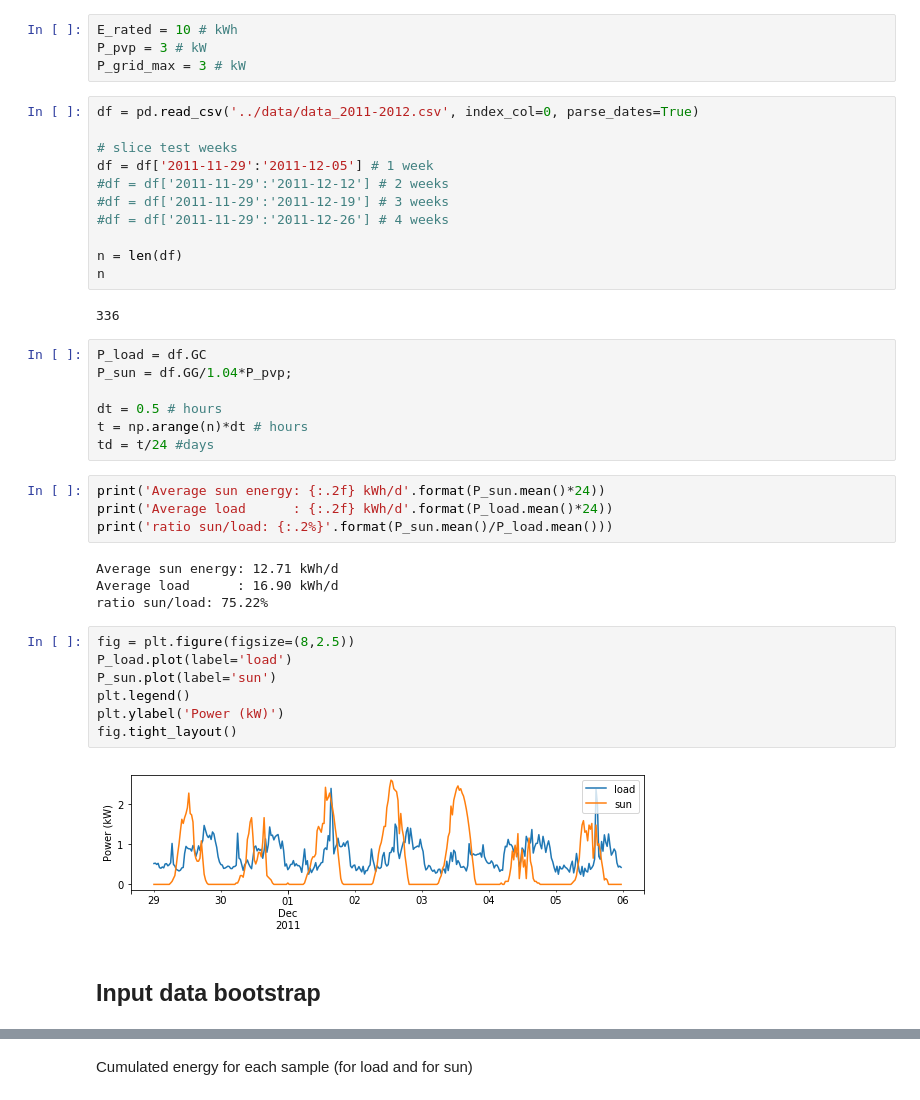
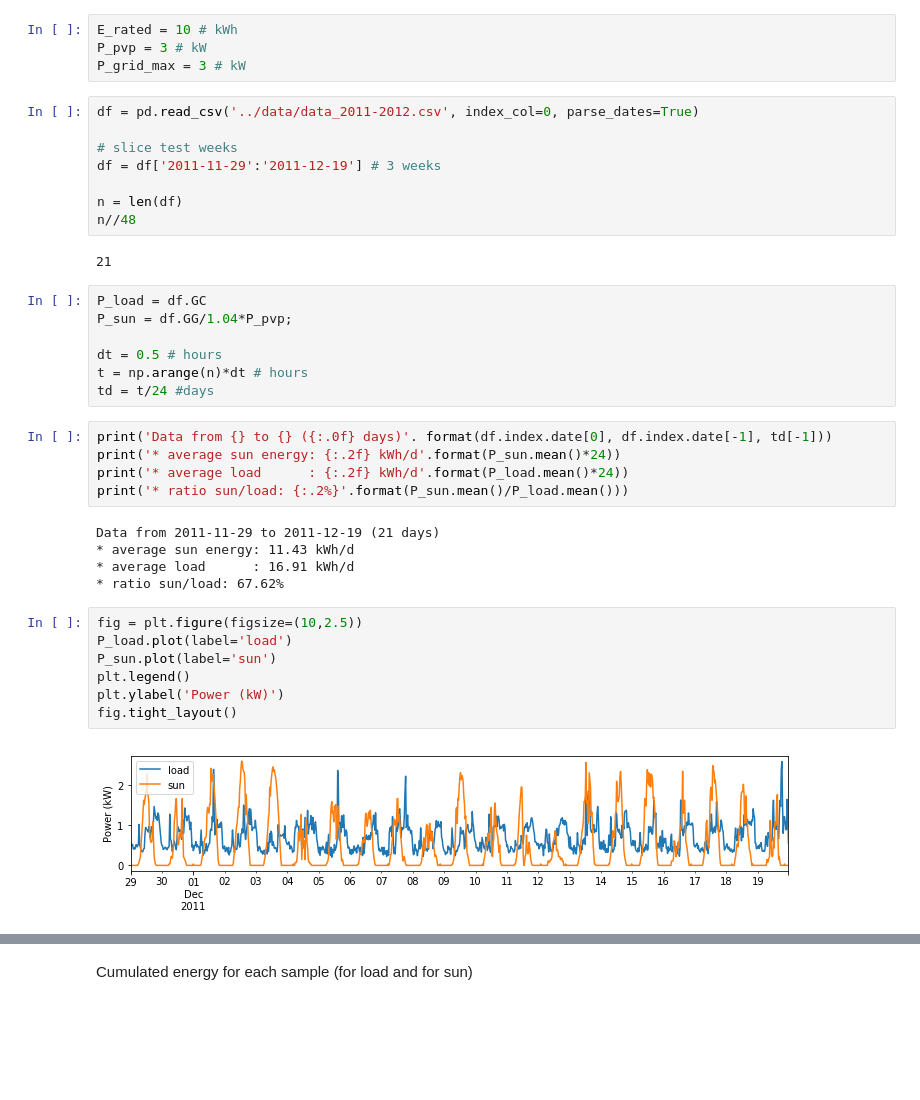
Before and after one commit to pierre-haessig/solarhome-control-bench, a Jupyter notebook: comparison/Benchmark_Sensitivity.ipynb, the cells around one changed output, grey strips where cells are left out. Cells and saved outputs as stored; diff of their text form; blank space fills up the shorter version.

Commit message:
Input data bootsrap code finished and moved to data directory
saved 400 bootstrapped samples using 3 weeks

```diff
--- a/comparison/Benchmark_Sensitivity.ipynb
+++ b/comparison/Benchmark_Sensitivity.ipynb
@@ -21,15 +21,12 @@ P_grid_max = 3 # kW
 df = pd.read_csv('../data/data_2011-2012.csv', index_col=0, parse_dates=True)
 
 # slice test weeks
-df = df['2011-11-29':'2011-12-05'] # 1 week
-#df = df['2011-11-29':'2011-12-12'] # 2 weeks
-#df = df['2011-11-29':'2011-12-19'] # 3 weeks
-#df = df['2011-11-29':'2011-12-26'] # 4 weeks
+df = df['2011-11-29':'2011-12-19'] # 3 weeks
 
 n = len(df)
-n
+n//48
 # %% [output]
-336
+21
 # %%
 P_load = df.GC
 P_sun = df.GG/1.04*P_pvp;
@@ -38,21 +35,21 @@ dt = 0.5 # hours
 t = np.arange(n)*dt # hours
 td = t/24 #days
 # %%
-print('Average sun energy: {:.2f} kWh/d'.format(P_sun.mean()*24))
-print('Average load      : {:.2f} kWh/d'.format(P_load.mean()*24))
-print('ratio sun/load: {:.2%}'.format(P_sun.mean()/P_load.mean()))
+print('Data from {} to {} ({:.0f} days)'. format(df.index.date[0], df.index.date[-1], td[-1]))
+print('* average sun energy: {:.2f} kWh/d'.format(P_sun.mean()*24))
+print('* average load      : {:.2f} kWh/d'.format(P_load.mean()*24))
+print('* ratio sun/load: {:.2%}'.format(P_sun.mean()/P_load.mean()))
 # %% [output]
-Average sun energy: 12.71 kWh/d
-Average load      : 16.90 kWh/d
-ratio sun/load: 75.22%
+Data from 2011-11-29 to 2011-12-19 (21 days)
+* average sun energy: 11.43 kWh/d
+* average load      : 16.91 kWh/d
+* ratio sun/load: 67.62%
 # %%
-fig = plt.figure(figsize=(8,2.5))
+fig = plt.figure(figsize=(10,2.5))
 P_load.plot(label='load')
 P_sun.plot(label='sun')
 plt.legend()
 plt.ylabel('Power (kW)')
 fig.tight_layout()
 # %% [output]
-[figure, old version]
+[figure, new version]
-# %% [markdown]
-## Input data bootstrap
```
Also changed, not shown: parts of 28 cells of this notebook, 18 other files.
